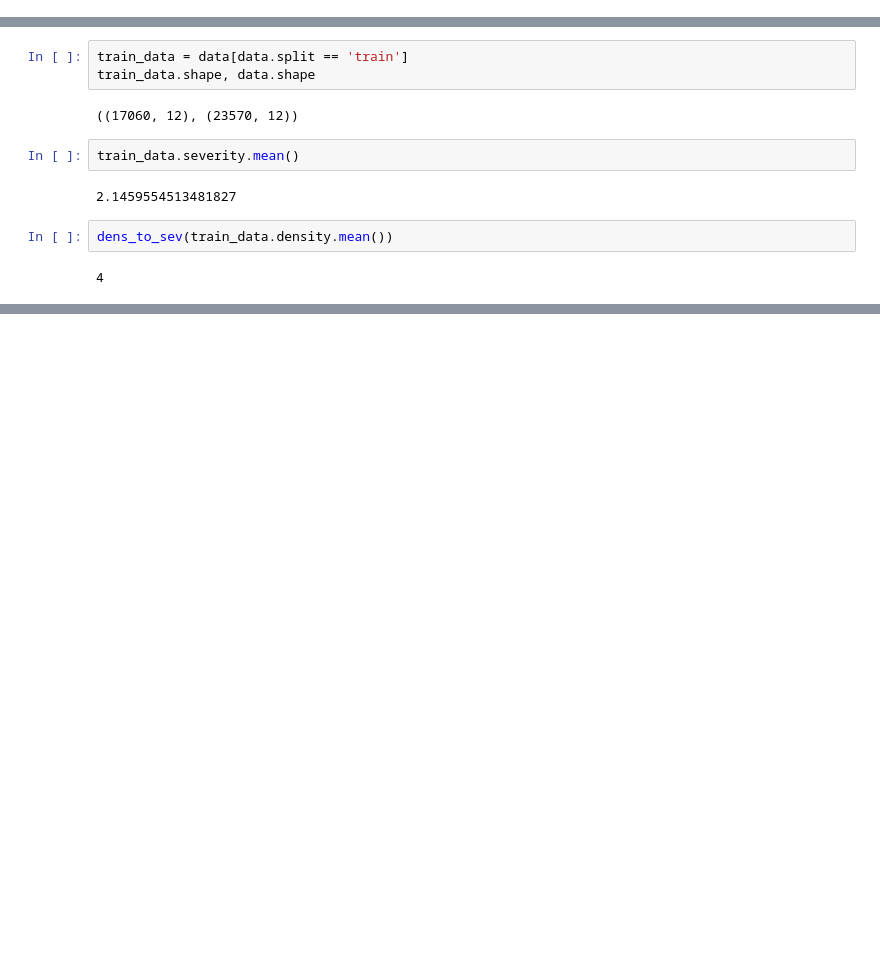
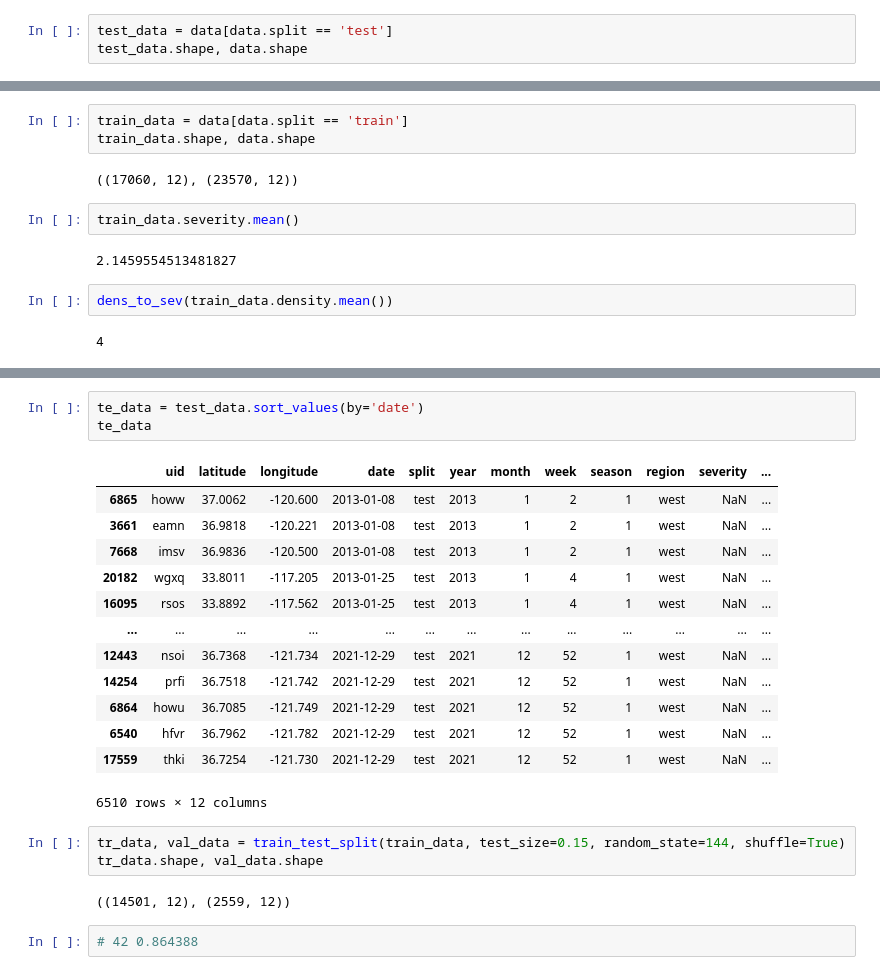
Before and after one commit to k-loki/Algal-bloom-Identification, a Jupyter notebook: notebooks/model_mtdata.ipynb, the cells around one changed output, grey strips where cells are left out. Saved outputs shown, nothing was run; the diff lists cells and outputs as text; blank space fills up the shorter version.

```diff
--- a/notebooks/model_mtdata.ipynb
+++ b/notebooks/model_mtdata.ipynb
@@ -92,3 +92,6 @@ data
 | 23568 | zzyb | 35.742000 | -79.238600 | 2016-11-21 | train | 2016 | 11 | 47 | 4 | south | 1.0 | ... |
 | 23569 | zzzi | 39.767323 | -96.028617 | 2015-08-31 | test | 2015 | 8 | 36 | 3 | midwest | NaN | ... |
 23570 rows × 12 columns
+# %%
+test_data = data[data.split == 'test']
+test_data.shape, data.shape
@@ -633,0 +129,24 @@ rmse(train_data.density.map(dens_to_sev).sort_index(), train_data.severity.sort_
+# %%
+te_data = test_data.sort_values(by='date')
+te_data
+# %% [output]
+|  | uid | latitude | longitude | date | split | year | month | week | season | region | severity | ... |
+| 6865 | howw | 37.0062 | -120.600 | 2013-01-08 | test | 2013 | 1 | 2 | 1 | west | NaN | ... |
+| 3661 | eamn | 36.9818 | -120.221 | 2013-01-08 | test | 2013 | 1 | 2 | 1 | west | NaN | ... |
+| 7668 | imsv | 36.9836 | -120.500 | 2013-01-08 | test | 2013 | 1 | 2 | 1 | west | NaN | ... |
+| 20182 | wgxq | 33.8011 | -117.205 | 2013-01-25 | test | 2013 | 1 | 4 | 1 | west | NaN | ... |
+| 16095 | rsos | 33.8892 | -117.562 | 2013-01-25 | test | 2013 | 1 | 4 | 1 | west | NaN | ... |
+| ... | ... | ... | ... | ... | ... | ... | ... | ... | ... | ... | ... | ... |
+| 12443 | nsoi | 36.7368 | -121.734 | 2021-12-29 | test | 2021 | 12 | 52 | 1 | west | NaN | ... |
+| 14254 | prfi | 36.7518 | -121.742 | 2021-12-29 | test | 2021 | 12 | 52 | 1 | west | NaN | ... |
+| 6864 | howu | 36.7085 | -121.749 | 2021-12-29 | test | 2021 | 12 | 52 | 1 | west | NaN | ... |
+| 6540 | hfvr | 36.7962 | -121.782 | 2021-12-29 | test | 2021 | 12 | 52 | 1 | west | NaN | ... |
+| 17559 | thki | 36.7254 | -121.730 | 2021-12-29 | test | 2021 | 12 | 52 | 1 | west | NaN | ... |
+6510 rows × 12 columns
+# %%
+tr_data, val_data = train_test_split(train_data, test_size=0.15, random_state=144, shuffle=True)
+tr_data.shape, val_data.shape
+# %% [output]
+((14501, 12), (2559, 12))
+# %%
+# 42 0.864388
```
Also changed, not shown: parts of 55 cells of this notebook.
